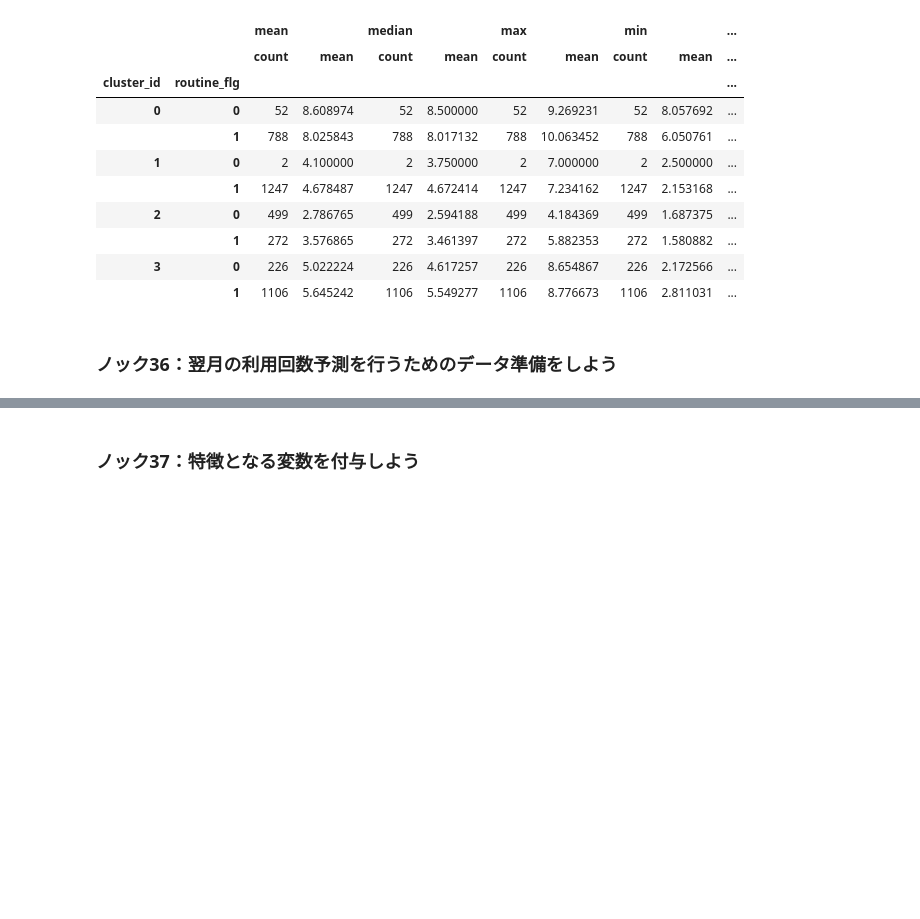
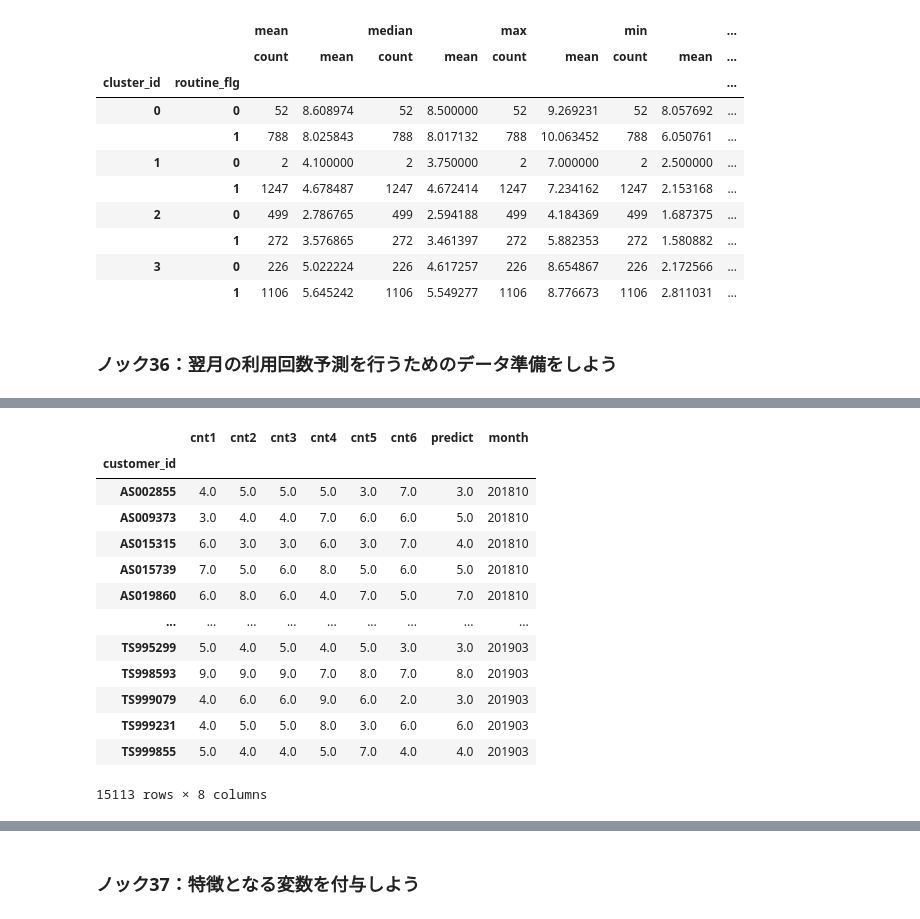
Before and after one commit to haraharaman/learning, a Jupyter notebook: python100knocks/4章_顧客の行動を予測する10本ノック.ipynb, the cells around one changed output, grey strips where cells are left out. Cells and saved outputs as stored; diff of their text form; code cells hidden in the pictures; blank space fills up the shorter version.

```diff
--- a/python100knocks/4章_顧客の行動を予測する10本ノック.ipynb
+++ b/python100knocks/4章_顧客の行動を予測する10本ノック.ipynb
@@ -209,0 +208,28 @@ NameError: ignored
+# %%
+#前6か月分利用状況と当月の利用回数を集計
+month = log_pivot.columns.values
+data = pd.DataFrame()
+for i in range(6,len(month)):
+  tmp = log_pivot.iloc[:,i-6:i+1]
+  tmp = tmp.assign(month= tmp.columns.values[6])
+  tmp = tmp.set_axis(["cnt1","cnt2","cnt3","cnt4","cnt5","cnt6","predict","month"],axis=1)
+  data = pd.concat([data,tmp])
+
+#NaNを含むデータを削除
+data = data.dropna()
+data
+# %% [output]
+|  | cnt1 | cnt2 | cnt3 | cnt4 | cnt5 | cnt6 | predict | month |
+| customer_id |  |  |  |  |  |  |  |  |
+| AS002855 | 4.0 | 5.0 | 5.0 | 5.0 | 3.0 | 7.0 | 3.0 | 201810 |
+| AS009373 | 3.0 | 4.0 | 4.0 | 7.0 | 6.0 | 6.0 | 5.0 | 201810 |
+| AS015315 | 6.0 | 3.0 | 3.0 | 6.0 | 3.0 | 7.0 | 4.0 | 201810 |
+| AS015739 | 7.0 | 5.0 | 6.0 | 8.0 | 5.0 | 6.0 | 5.0 | 201810 |
+| AS019860 | 6.0 | 8.0 | 6.0 | 4.0 | 7.0 | 5.0 | 7.0 | 201810 |
+| ... | ... | ... | ... | ... | ... | ... | ... | ... |
+| TS995299 | 5.0 | 4.0 | 5.0 | 4.0 | 5.0 | 3.0 | 3.0 | 201903 |
+| TS998593 | 9.0 | 9.0 | 9.0 | 7.0 | 8.0 | 7.0 | 8.0 | 201903 |
+| TS999079 | 4.0 | 6.0 | 6.0 | 9.0 | 6.0 | 2.0 | 3.0 | 201903 |
+| TS999231 | 4.0 | 5.0 | 5.0 | 8.0 | 3.0 | 6.0 | 6.0 | 201903 |
+| TS999855 | 5.0 | 4.0 | 4.0 | 5.0 | 7.0 | 4.0 | 4.0 | 201903 |
+15113 rows × 8 columns
```
Also changed, not shown: parts of 11 cells of this notebook.
